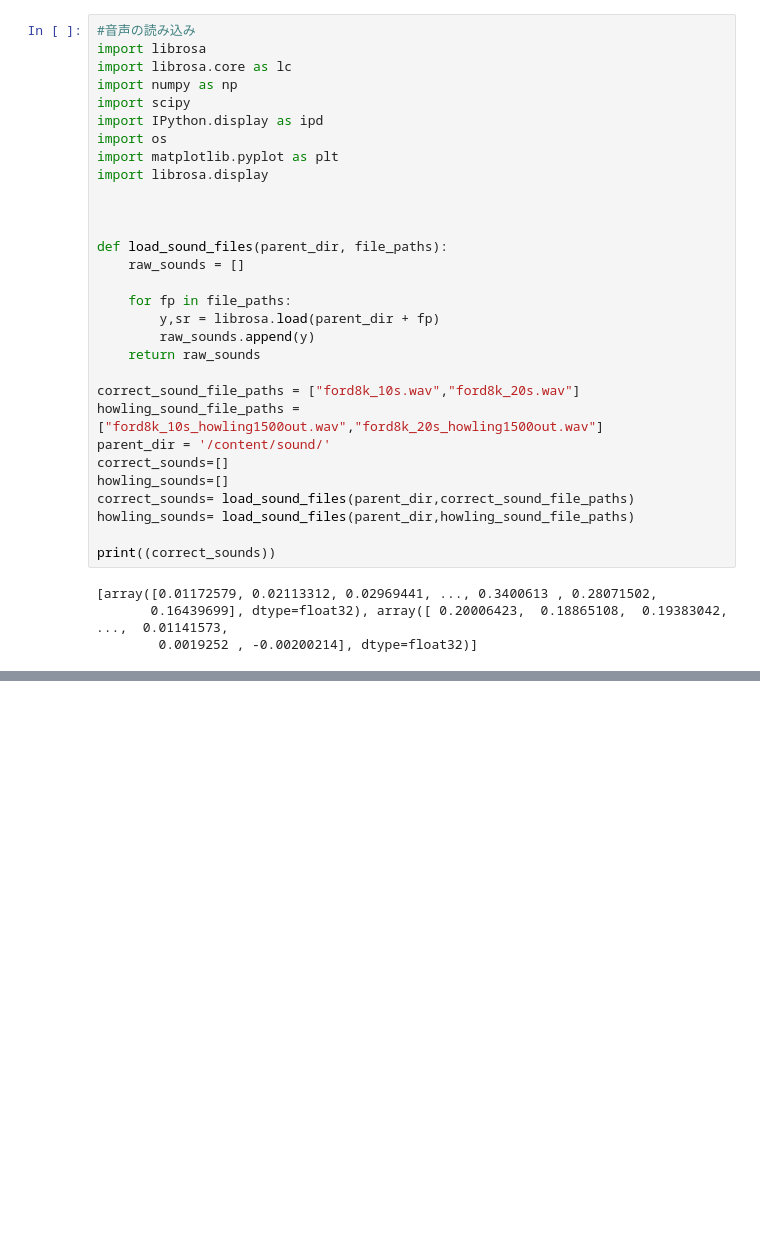
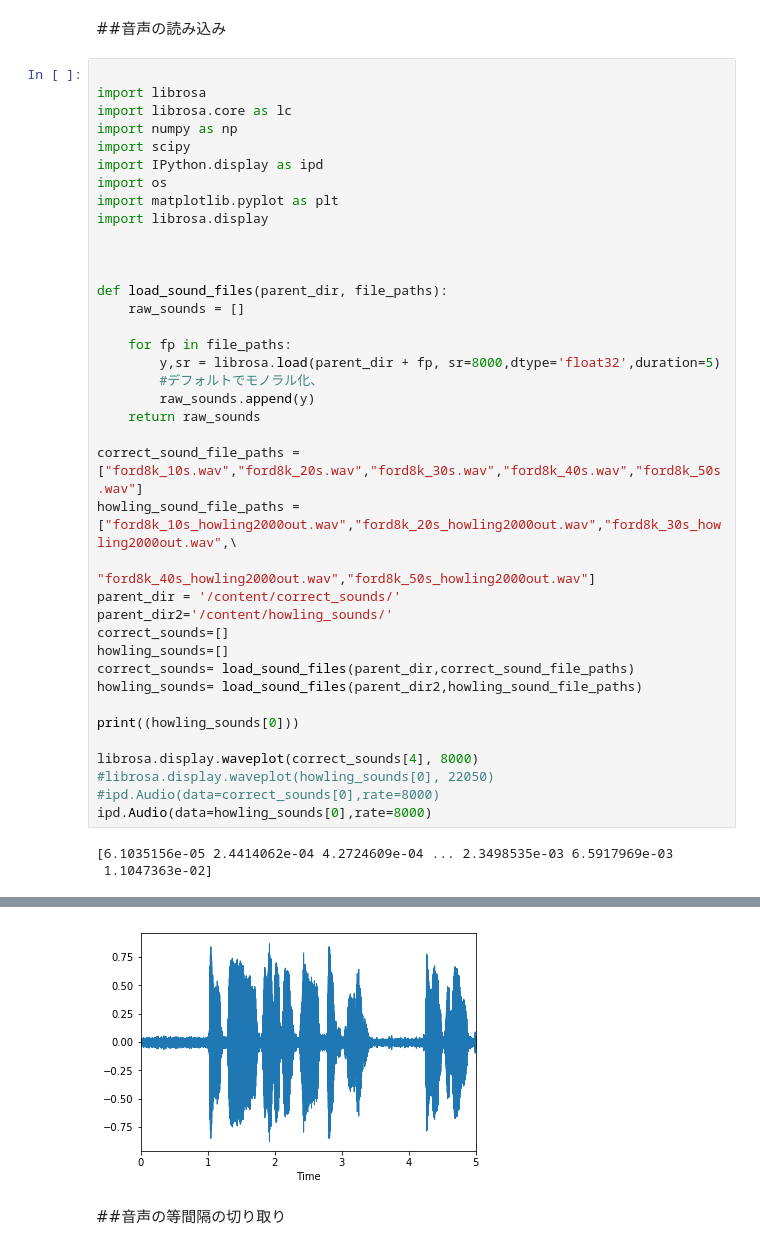
Before and after one commit to aritanaoya/howling_canceler, a Jupyter notebook: ハウリングキャンセラ.ipynb, the cells around one changed output, grey strips where cells are left out. Cells and saved outputs as stored; diff of their text form; blank space fills up the shorter version.

```diff
--- a/ハウリングキャンセラ.ipynb
+++ b/ハウリングキャンセラ.ipynb
@@ -67,8 +74,10 @@ epochs = 100
 saveDir = "/content/howling_canceller"
 if not os.path.isdir(saveDir):
     os.makedirs(saveDir)
+# %% [markdown]
+##音声の読み込み
 # %%
-#音声の読み込み
+
 import librosa
 import librosa.core as lc
 import numpy as np
@@ -84,20 +93,27 @@ def load_sound_files(parent_dir, file_paths):
     raw_sounds = []
 
     for fp in file_paths:
-        y,sr = librosa.load(parent_dir + fp)
+        y,sr = librosa.load(parent_dir + fp, sr=8000,dtype='float32',duration=5)
+        #デフォルトでモノラル化、
         raw_sounds.append(y)
     return raw_sounds
 
-correct_sound_file_paths = ["ford8k_10s.wav","ford8k_20s.wav"]
-howling_sound_file_paths = ["ford8k_10s_howling1500out.wav","ford8k_20s_howling1500out.wav"]
-parent_dir = '/content/sound/'
+correct_sound_file_paths = ["ford8k_10s.wav","ford8k_20s.wav","ford8k_30s.wav","ford8k_40s.wav","ford8k_50s.wav"]
+howling_sound_file_paths = ["ford8k_10s_howling2000out.wav","ford8k_20s_howling2000out.wav","ford8k_30s_howling2000out.wav",\
+                            "ford8k_40s_howling2000out.wav","ford8k_50s_howling2000out.wav"]
+parent_dir = '/content/correct_sounds/'
+parent_dir2='/content/howling_sounds/'
 correct_sounds=[]
 howling_sounds=[]
 correct_sounds= load_sound_files(parent_dir,correct_sound_file_paths)
-howling_sounds= load_sound_files(parent_dir,howling_sound_file_paths)
+howling_sounds= load_sound_files(parent_dir2,howling_sound_file_paths)
 
-print((correct_sounds))
+print((howling_sounds[0]))
+
+librosa.display.waveplot(correct_sounds[4], 8000)
+#librosa.display.waveplot(howling_sounds[0], 22050)
+#ipd.Audio(data=correct_sounds[0],rate=8000)
+ipd.Audio(data=howling_sounds[0],rate=8000)
 # %% [output]
-[array([0.01172579, 0.02113312, 0.02969441, ..., 0.3400613 , 0.28071502,
-       0.16439699], dtype=float32), array([ 0.20006423,  0.18865108,  0.19383042, ...,  0.01141573,
-        0.0019252 , -0.00200214], dtype=float32)]
+[6.1035156e-05 2.4414062e-04 4.2724609e-04 ... 2.3498535e-03 6.5917969e-03
+ 1.1047363e-02]
@@ -103,0 +121,3 @@ print((correct_sounds))
+[figure, added]
+# %% [markdown]
+##音声の等間隔の切り取り
```
Also changed, not shown: parts of 30 cells of this notebook.
